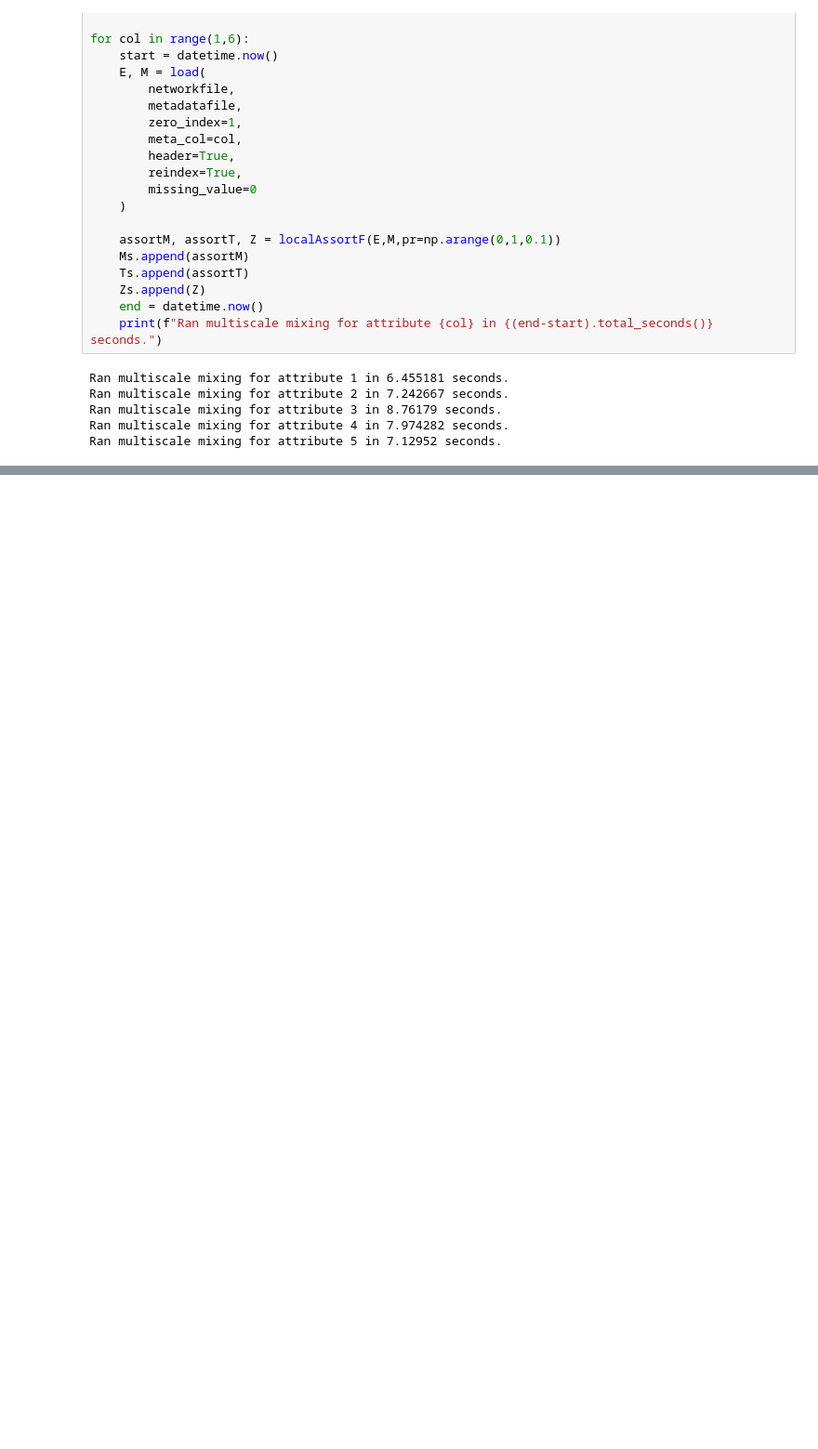
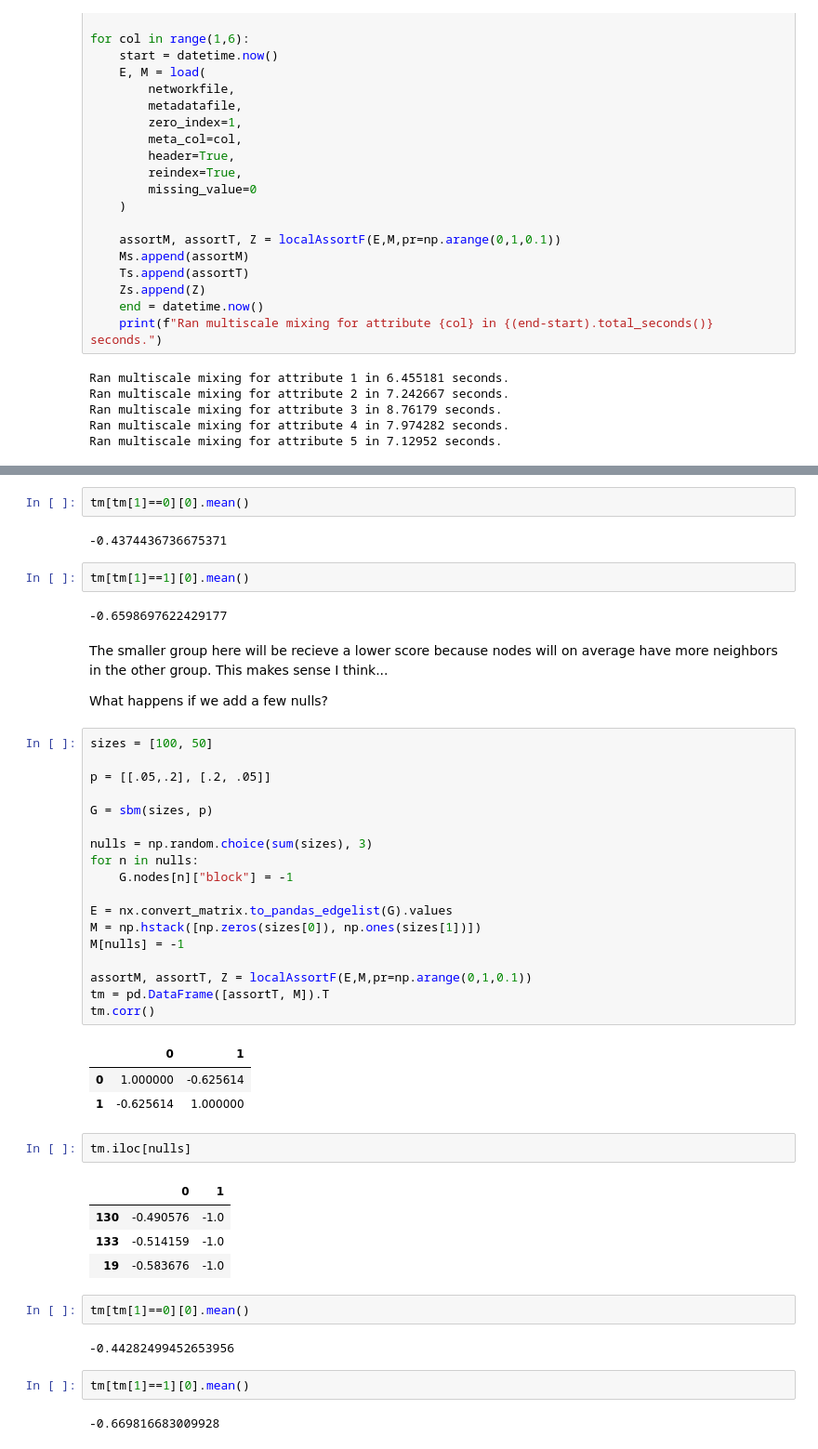
Before and after one commit to piratepeel/MultiscaleMixing, a Jupyter notebook: Batch.ipynb, the cells around one changed output, grey strips where cells are left out. Shown at 93% size. Cells and saved outputs as stored; diff of their text form; blank space fills up the shorter version.

```diff
--- a/Batch.ipynb
+++ b/Batch.ipynb
@@ -37,0 +143,49 @@ Ran multiscale mixing for attribute 5 in 7.12952 seconds.
+# %%
+tm[tm[1]==0][0].mean()
+# %% [output]
+-0.4374436736675371
+# %%
+tm[tm[1]==1][0].mean()
+# %% [output]
+-0.6598697622429177
+# %% [markdown]
+The smaller group here will be recieve a lower score because nodes will on average have more neighbors in the other group.  This makes sense I think...
+
+What happens if we add a few nulls?
+# %%
+sizes = [100, 50]
+
+p = [[.05,.2], [.2, .05]]
+
+G = sbm(sizes, p)
+
+nulls = np.random.choice(sum(sizes), 3)
+for n in nulls:
+    G.nodes[n]["block"] = -1
+
+E = nx.convert_matrix.to_pandas_edgelist(G).values
+M = np.hstack([np.zeros(sizes[0]), np.ones(sizes[1])])
+M[nulls] = -1
+
+assortM, assortT, Z = localAssortF(E,M,pr=np.arange(0,1,0.1))
+tm = pd.DataFrame([assortT, M]).T
+tm.corr()
+# %% [output]
+|  | 0 | 1 |
+| 0 | 1.000000 | -0.625614 |
+| 1 | -0.625614 | 1.000000 |
+# %%
+tm.iloc[nulls]
+# %% [output]
+|  | 0 | 1 |
+| 130 | -0.490576 | -1.0 |
+| 133 | -0.514159 | -1.0 |
+| 19 | -0.583676 | -1.0 |
+# %%
+tm[tm[1]==0][0].mean()
+# %% [output]
+-0.44282499452653956
+# %%
+tm[tm[1]==1][0].mean()
+# %% [output]
+-0.669816683009928
```
Also changed, not shown: parts of 41 cells of this notebook.
